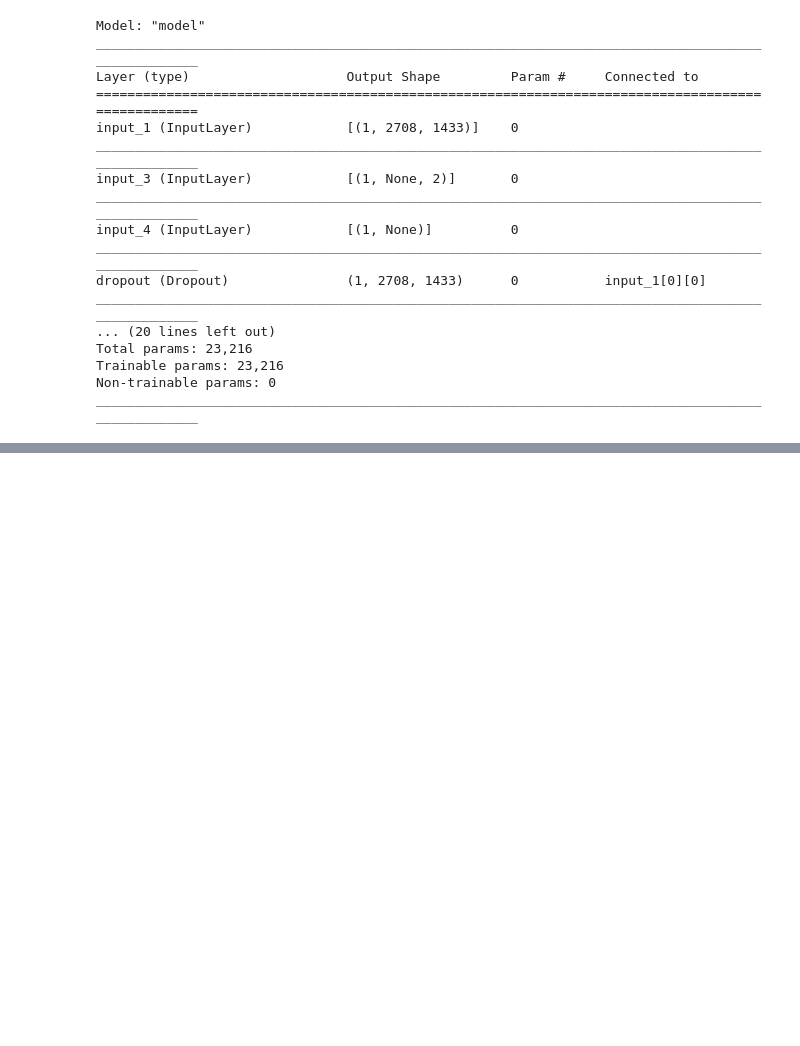
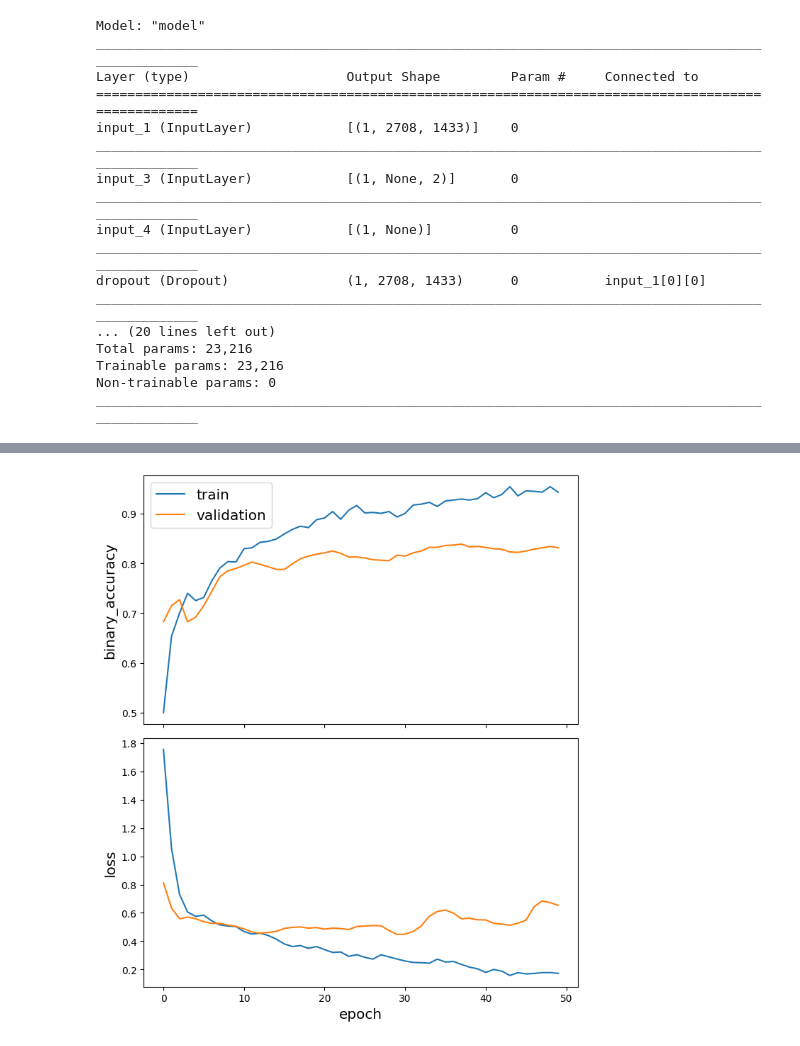
Before and after one commit to deusebio/Graph-Machine-Learning, a Jupyter notebook: ChapterNN/GraphAutoEncoder_SG.ipynb, the cells around one changed output, grey strips where cells are left out. Saved outputs shown, nothing was run; the diff lists cells and outputs as text; code cells hidden in the pictures; blank space fills up the shorter version.

Commit message:
update with binary accuracy

```diff
--- a/ChapterNN/GraphAutoEncoder_SG.ipynb
+++ b/ChapterNN/GraphAutoEncoder_SG.ipynb
@@ -84,7 +77,7 @@ model = keras.Model(inputs=x_inp, outputs=prediction)
 model.compile(
     optimizer=keras.optimizers.Adam(lr=0.01),
     loss=keras.losses.binary_crossentropy,
-    metrics=[keras.metrics.Accuracy()],
+    metrics=["binary_accuracy"],
 )
 # %%
 model.summary()
@@ -130,0 +125,6 @@ Epoch 50/50
+# %%
+from stellargraph.utils import plot_history
+
+plot_history(history)
+# %% [output]
+[figure, added]
```
Also changed, not shown: parts of 3 cells of this notebook.
